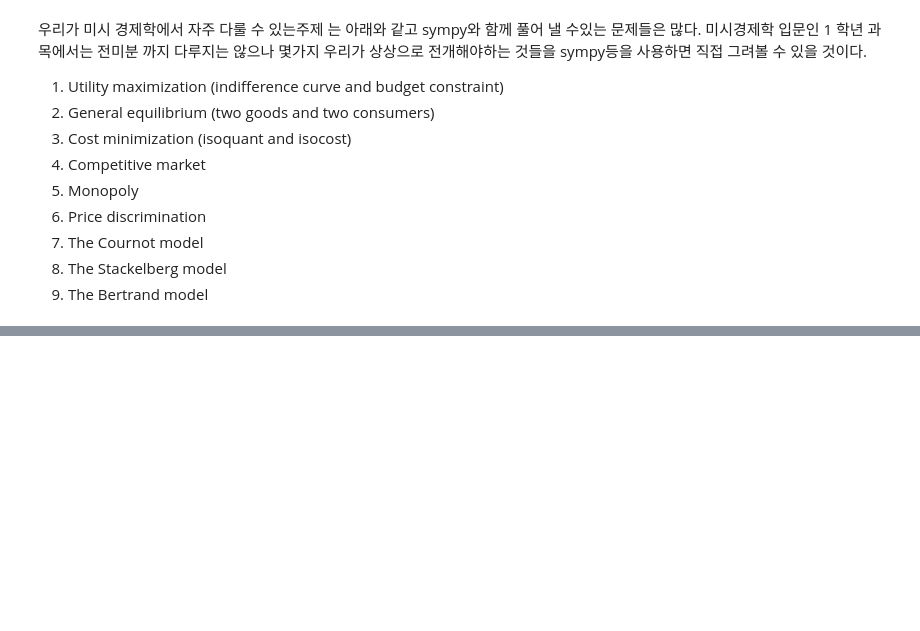
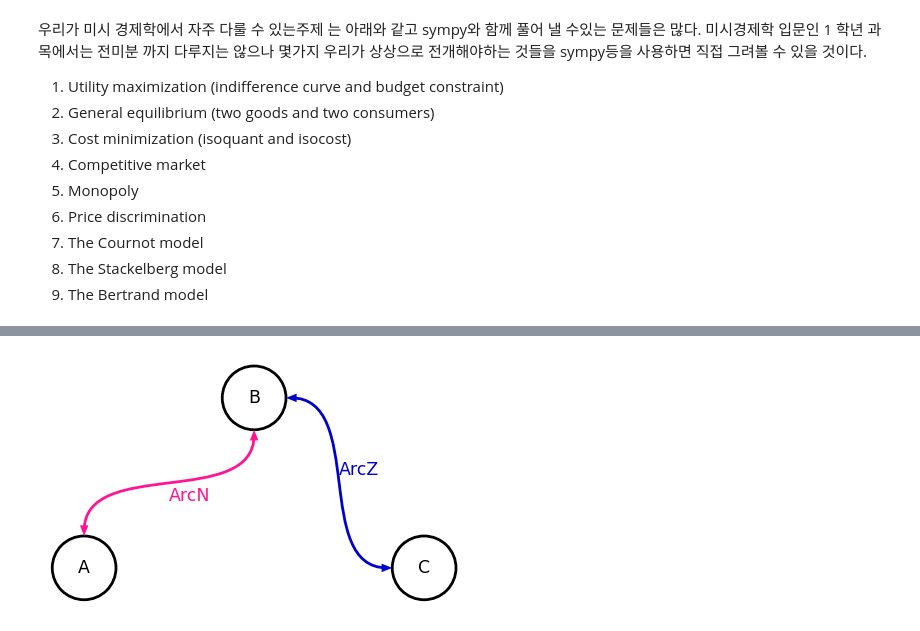
Before and after one commit to redmoon02/Economic_major_freshman, a Jupyter notebook: micro_economics/microeconomics-1-1.ipynb, the cells around one changed output, grey strips where cells are left out. Cells and saved outputs as stored; diff of their text form; code cells hidden in the pictures; blank space fills up the shorter version.

```diff
--- a/micro_economics/microeconomics-1-1.ipynb
+++ b/micro_economics/microeconomics-1-1.ipynb
@@ -200,0 +229,9 @@ plot(ATC, (Q,0,200), ylim = (0,10000), xlim = (0,200), title = 'cost', xlabel =
+# %%
+with schemdraw.Drawing() as d:
+    d += (a := flow.State().label('A'))
+    d += (b := flow.State().label('B').at((4, 4)))
+    d += (c := flow.State().label('C').at((8, 0)))
+    d += flow.ArcN(arrow='<->').at(a.N).to(b.S).color('deeppink').label('ArcN')
+    d += flow.ArcZ(arrow='<->').at(b.E).to(c.W).color('mediumblue').label('ArcZ')
+# %% [output]
+[figure, added]
```
Also changed, not shown: parts of 5 cells of this notebook, 3 other files.
